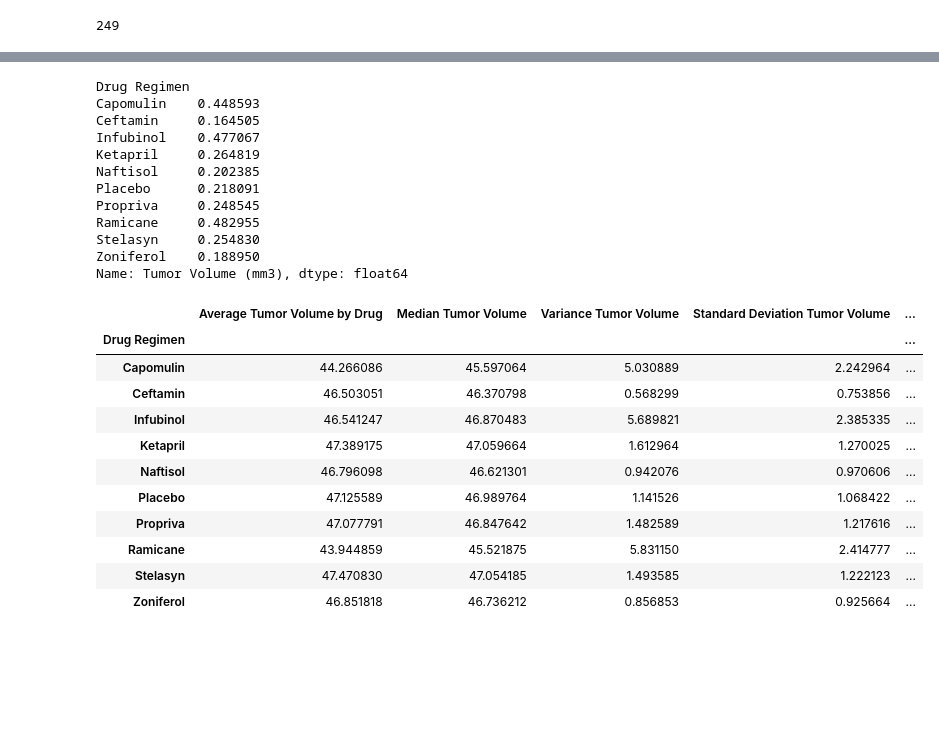
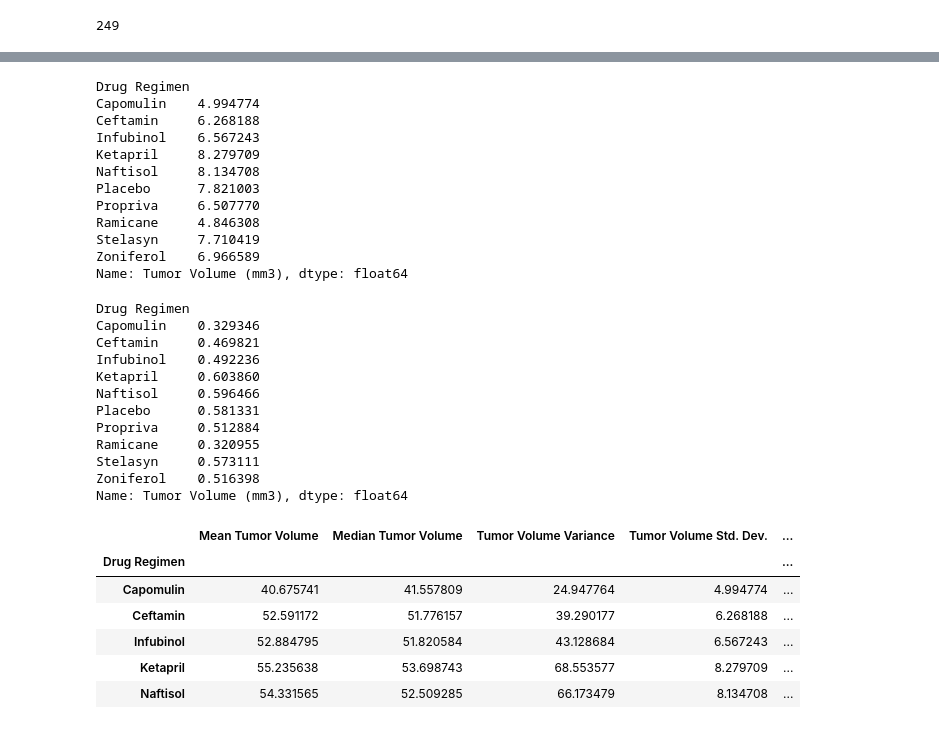
Before and after one commit to cynthiazhang88/Pymaceuticals, a Jupyter notebook: Observations and Insights.ipynb, the cells around one changed output, grey strips where cells are left out. Cells and saved outputs as stored; diff of their text form; code cells hidden in the pictures; blank space fills up the shorter version.

Commit message:
Summary Table

```diff
--- a/Observations and Insights.ipynb
+++ b/Observations and Insights.ipynb
@@ -138,0 +76,3 @@ Name: Tumor Volume (mm3), dtype: float64
+# %%
+average_tumor=drug_df['Tumor Volume (mm3)'].mean()
+average_tumor
@@ -138,0 +92,4 @@ Name: Tumor Volume (mm3), dtype: float64
+# %%
+median_tumor=drug_df['Tumor Volume (mm3)'].median()
+tumor_std=drug_df['Tumor Volume (mm3)'].std()
+median_tumor
@@ -139,36 +124,51 @@ Name: Tumor Volume (mm3), dtype: float64
+# %%
+tumor_variance=drug_df['Tumor Volume (mm3)'].var()
+tumor_variance
+tumor_std=drug_df['Tumor Volume (mm3)'].std()
+tumor_std
+# %% [output]
+Drug Regimen
+Capomulin    4.994774
+Ceftamin     6.268188
+Infubinol    6.567243
+Ketapril     8.279709
+Naftisol     8.134708
+Placebo      7.821003
+Propriva     6.507770
+Ramicane     4.846308
+Stelasyn     7.710419
+Zoniferol    6.966589
+Name: Tumor Volume (mm3), dtype: float64
 # %%
-SEM_tumor=by_drug['Tumor Volume (mm3)'].sem()
-SEM_tumor
+tumor_sem=drug_df['Tumor Volume (mm3)'].sem()
+tumor_sem
 # %% [output]
 Drug Regimen
-Capomulin    0.448593
-Ceftamin     0.164505
-Infubinol    0.477067
-Ketapril     0.264819
-Naftisol     0.202385
-Placebo      0.218091
-Propriva     0.248545
-Ramicane     0.482955
-Stelasyn     0.254830
-Zoniferol    0.188950
+Capomulin    0.329346
+Ceftamin     0.469821
+Infubinol    0.492236
+Ketapril     0.603860
+Naftisol     0.596466
+Placebo      0.581331
+Propriva     0.512884
+Ramicane     0.320955
+Stelasyn     0.573111
+Zoniferol    0.516398
 Name: Tumor Volume (mm3), dtype: float64
 # %%
-drugs_summary_df=pd.DataFrame({"Average Tumor Volume by Drug": average_tumor_volume, "Median Tumor Volume": median_tumor_volume,
-                               "Variance Tumor Volume": variance_tumor_volume, "Standard Deviation Tumor Volume": standard_dev_tumor,
-                               "SEM Tumor Volume": SEM_tumor
-
+summary_stat=pd.DataFrame({
+    "Mean Tumor Volume": average_tumor,
+    "Median Tumor Volume": median_tumor,
+    "Tumor Volume Variance": tumor_variance,
+    "Tumor Volume Std. Dev.": tumor_std,
+    "Tumor Volume Std. Error": tumor_sem
 })
-drugs_summary_df
+summary_stat.head()
 # %% [output]
-|  | Average Tumor Volume by Drug | Median Tumor Volume | Variance Tumor Volume | Standard Deviation Tumor Volume | ... |
+|  | Mean Tumor Volume | Median Tumor Volume | Tumor Volume Variance | Tumor Volume Std. Dev. | ... |
 | Drug Regimen |  |  |  |  | ... |
-| Capomulin | 44.266086 | 45.597064 | 5.030889 | 2.242964 | ... |
-| Ceftamin | 46.503051 | 46.370798 | 0.568299 | 0.753856 | ... |
-| Infubinol | 46.541247 | 46.870483 | 5.689821 | 2.385335 | ... |
-| Ketapril | 47.389175 | 47.059664 | 1.612964 | 1.270025 | ... |
-| Naftisol | 46.796098 | 46.621301 | 0.942076 | 0.970606 | ... |
-| Placebo | 47.125589 | 46.989764 | 1.141526 | 1.068422 | ... |
-| Propriva | 47.077791 | 46.847642 | 1.482589 | 1.217616 | ... |
-| Ramicane | 43.944859 | 45.521875 | 5.831150 | 2.414777 | ... |
-| Stelasyn | 47.470830 | 47.054185 | 1.493585 | 1.222123 | ... |
-| Zoniferol | 46.851818 | 46.736212 | 0.856853 | 0.925664 | ... |
+| Capomulin | 40.675741 | 41.557809 | 24.947764 | 4.994774 | ... |
+| Ceftamin | 52.591172 | 51.776157 | 39.290177 | 6.268188 | ... |
+| Infubinol | 52.884795 | 51.820584 | 43.128684 | 6.567243 | ... |
+| Ketapril | 55.235638 | 53.698743 | 68.553577 | 8.279709 | ... |
+| Naftisol | 54.331565 | 52.509285 | 66.173479 | 8.134708 | ... |
```
Also changed, not shown: parts of 20 cells of this notebook.
